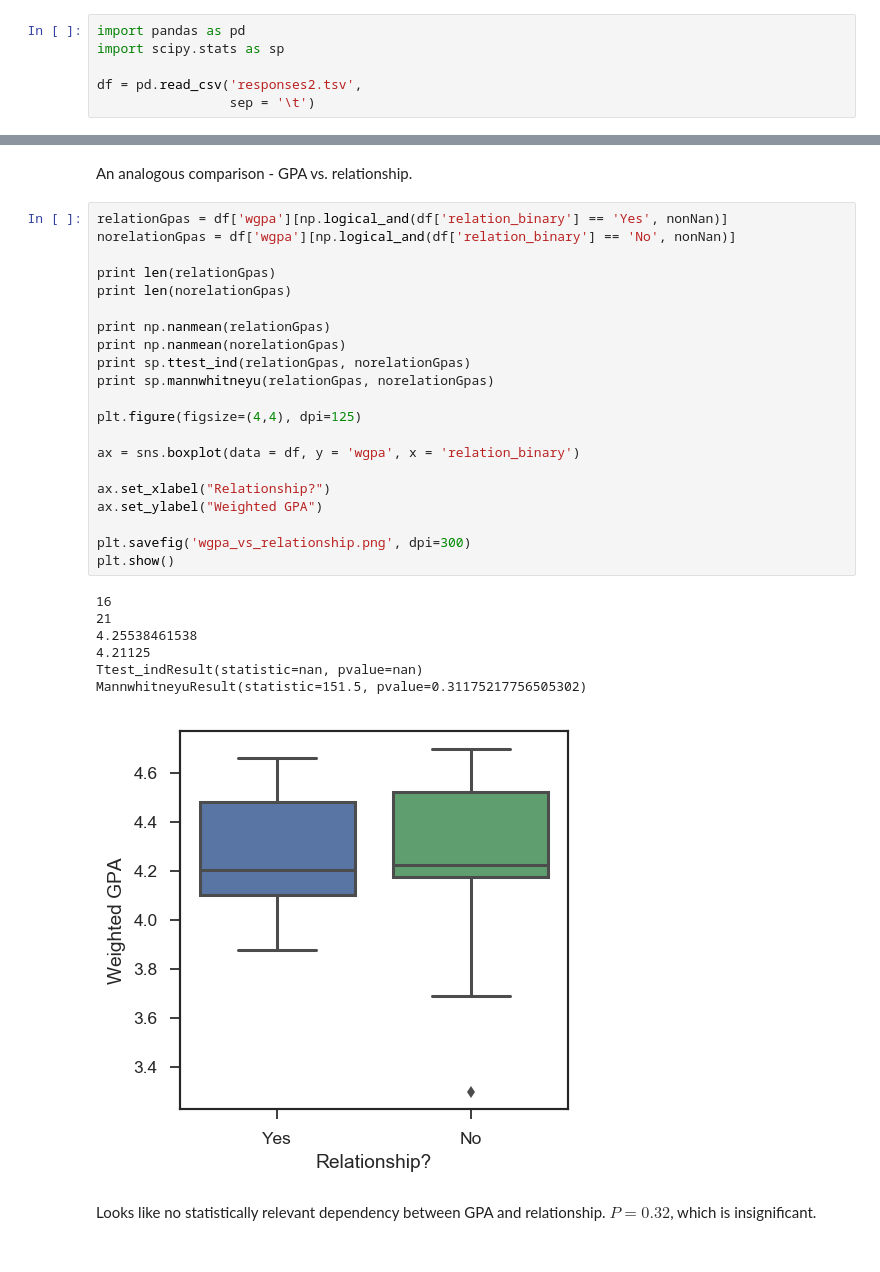
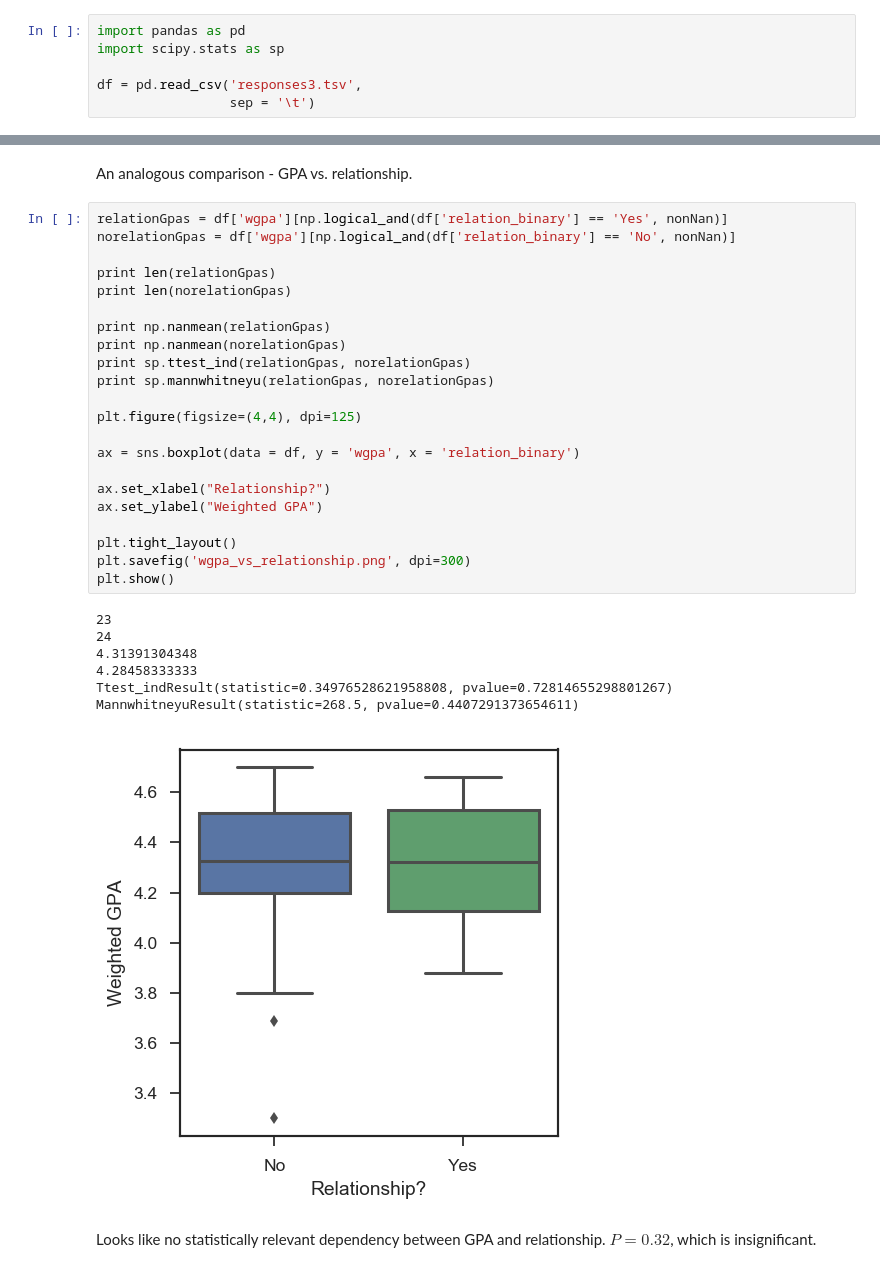
Before and after one commit to rmovva/generalsurvey, a Jupyter notebook: correlations_Ttests.ipynb, the cells around one changed output, grey strips where cells are left out. Drawn from its saved outputs; the diff is of its cells as text.

```diff
--- a/correlations_Ttests.ipynb
+++ b/correlations_Ttests.ipynb
@@ -6,7 +6,7 @@ Start by loading data and converting the columns from questions to names. Shuffl
 import pandas as pd
 import scipy.stats as sp
 
-df = pd.read_csv('responses2.tsv',
+df = pd.read_csv('responses3.tsv',
                  sep = '\t')
 # %%
 print df.columns
@@ -123,32 +126,33 @@ An analogous comparison - GPA vs. relationship.
 # %%
 relationGpas = df['wgpa'][np.logical_and(df['relation_binary'] == 'Yes', nonNan)]
 norelationGpas = df['wgpa'][np.logical_and(df['relation_binary'] == 'No', nonNan)]
 
 print len(relationGpas)
 print len(norelationGpas)
 
 print np.nanmean(relationGpas)
 print np.nanmean(norelationGpas)
 print sp.ttest_ind(relationGpas, norelationGpas)
 print sp.mannwhitneyu(relationGpas, norelationGpas)
 
 plt.figure(figsize=(4,4), dpi=125)
 
 ax = sns.boxplot(data = df, y = 'wgpa', x = 'relation_binary')
 
 ax.set_xlabel("Relationship?")
 ax.set_ylabel("Weighted GPA")
 
+plt.tight_layout()
 plt.savefig('wgpa_vs_relationship.png', dpi=300)
 plt.show()
 # %% [output]
-16
-21
-4.25538461538
-4.21125
-Ttest_indResult(statistic=nan, pvalue=nan)
-MannwhitneyuResult(statistic=151.5, pvalue=0.31175217756505302)
+23
+24
+4.31391304348
+4.28458333333
+Ttest_indResult(statistic=0.34976528621958808, pvalue=0.72814655298801267)
+MannwhitneyuResult(statistic=268.5, pvalue=0.4407291373654611)
-[figure, old version]
+[figure, new version]
 # %% [markdown]
 Looks like no statistically relevant dependency between GPA and relationship. $P = 0.32$, which is insignificant.
 # %% [markdown]
```
Also changed, not shown: parts of 6 cells of this notebook, 5 other files.
